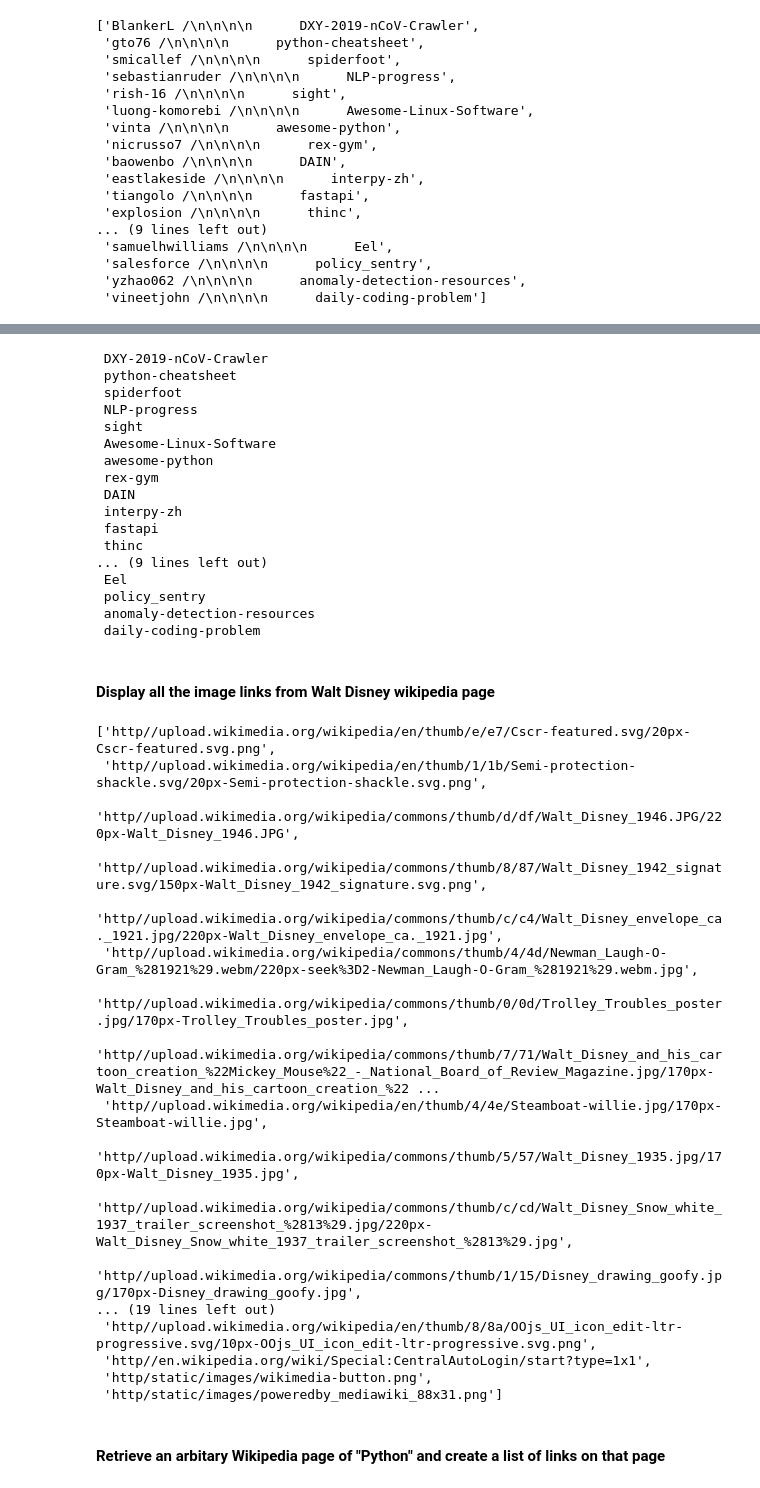
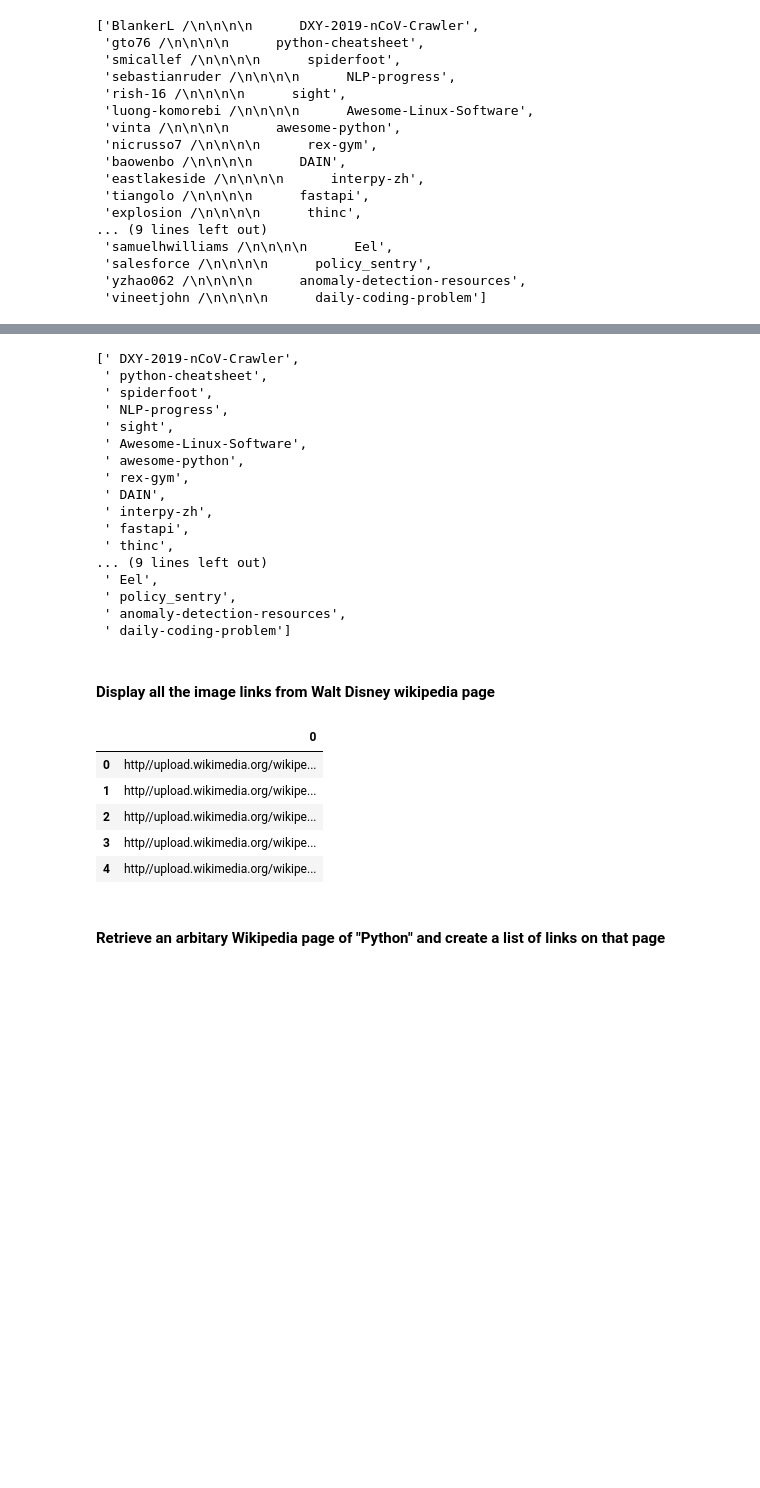
Before and after one commit to ironhack-datalabs/datamad0120, a Jupyter notebook: module-1/lab-web-scraping/your-code/main.ipynb, the cells around one changed output, grey strips where cells are left out. Saved outputs shown, nothing was run; the diff lists cells and outputs as text; code cells hidden in the pictures; blank space fills up the shorter version.

```diff
--- a/module-1/lab-web-scraping/your-code/main.ipynb
+++ b/module-1/lab-web-scraping/your-code/main.ipynb
@@ -176,25 +158,24 @@ name2
 # %%
-for e in name2:
-    for x in e:
-        print(x[0])
+repositorios = [x[0] for e in name2 for x in e]
+repositorios
 # %% [output]
- DXY-2019-nCoV-Crawler
- python-cheatsheet
- spiderfoot
- NLP-progress
- sight
- Awesome-Linux-Software
- awesome-python
- rex-gym
- DAIN
- interpy-zh
- fastapi
- thinc
+[' DXY-2019-nCoV-Crawler',
+ ' python-cheatsheet',
+ ' spiderfoot',
+ ' NLP-progress',
+ ' sight',
+ ' Awesome-Linux-Software',
+ ' awesome-python',
+ ' rex-gym',
+ ' DAIN',
+ ' interpy-zh',
+ ' fastapi',
+ ' thinc',
 ... (9 lines left out)
- Eel
- policy_sentry
- anomaly-detection-resources
- daily-coding-problem
+ ' Eel',
+ ' policy_sentry',
+ ' anomaly-detection-resources',
+ ' daily-coding-problem']
 # %% [markdown]
 #### Display all the image links from Walt Disney wikipedia page
 # %%
@@ -212,25 +193,18 @@ allPics=imagenes()
 # %%
 atributos = [pic.attrs for pic in allPics]
 srcs = ['http'+ e['src'] for e in atributos]
-display(srcs)
+
+output=srcs
+
+df1=pd.DataFrame(output)
+df1.head()
 # %% [output]
-['http//upload.wikimedia.org/wikipedia/en/thumb/e/e7/Cscr-featured.svg/20px-Cscr-featured.svg.png',
- 'http//upload.wikimedia.org/wikipedia/en/thumb/1/1b/Semi-protection-shackle.svg/20px-Semi-protection-shackle.svg.png',
- 'http//upload.wikimedia.org/wikipedia/commons/thumb/d/df/Walt_Disney_1946.JPG/220px-Walt_Disney_1946.JPG',
- 'http//upload.wikimedia.org/wikipedia/commons/thumb/8/87/Walt_Disney_1942_signature.svg/150px-Walt_Disney_1942_signature.svg.png',
- 'http//upload.wikimedia.org/wikipedia/commons/thumb/c/c4/Walt_Disney_envelope_ca._1921.jpg/220px-Walt_Disney_envelope_ca._1921.jpg',
- 'http//upload.wikimedia.org/wikipedia/commons/thumb/4/4d/Newman_Laugh-O-Gram_%281921%29.webm/220px-seek%3D2-Newman_Laugh-O-Gram_%281921%29.webm.jpg',
- 'http//upload.wikimedia.org/wikipedia/commons/thumb/0/0d/Trolley_Troubles_poster.jpg/170px-Trolley_Troubles_poster.jpg',
- 'http//upload.wikimedia.org/wikipedia/commons/thumb/7/71/Walt_Disney_and_his_cartoon_creation_%22Mickey_Mouse%22_-_National_Board_of_Review_Magazine.jpg/170px-Walt_Disney_and_his_cartoon_creation_%22 ...
- 'http//upload.wikimedia.org/wikipedia/en/thumb/4/4e/Steamboat-willie.jpg/170px-Steamboat-willie.jpg',
- 'http//upload.wikimedia.org/wikipedia/commons/thumb/5/57/Walt_Disney_1935.jpg/170px-Walt_Disney_1935.jpg',
- 'http//upload.wikimedia.org/wikipedia/commons/thumb/c/cd/Walt_Disney_Snow_white_1937_trailer_screenshot_%2813%29.jpg/220px-Walt_Disney_Snow_white_1937_trailer_screenshot_%2813%29.jpg',
- 'http//upload.wikimedia.org/wikipedia/commons/thumb/1/15/Disney_drawing_goofy.jpg/170px-Disney_drawing_goofy.jpg',
-... (19 lines left out)
- 'http//upload.wikimedia.org/wikipedia/en/thumb/8/8a/OOjs_UI_icon_edit-ltr-progressive.svg/10px-OOjs_UI_icon_edit-ltr-progressive.svg.png',
- 'http//en.wikipedia.org/wiki/Special:CentralAutoLogin/start?type=1x1',
- 'http/static/images/wikimedia-button.png',
- 'http/static/images/poweredby_mediawiki_88x31.png']
+|  | 0 |
+| 0 | http//upload.wikimedia.org/wikipe... |
+| 1 | http//upload.wikimedia.org/wikipe... |
+| 2 | http//upload.wikimedia.org/wikipe... |
+| 3 | http//upload.wikimedia.org/wikipe... |
+| 4 | http//upload.wikimedia.org/wikipe... |
 # %% [markdown]
 #### Retrieve an arbitary Wikipedia page of "Python" and create a list of links on that page
 # %%
```
Also changed, not shown: parts of 17 cells of this notebook.
